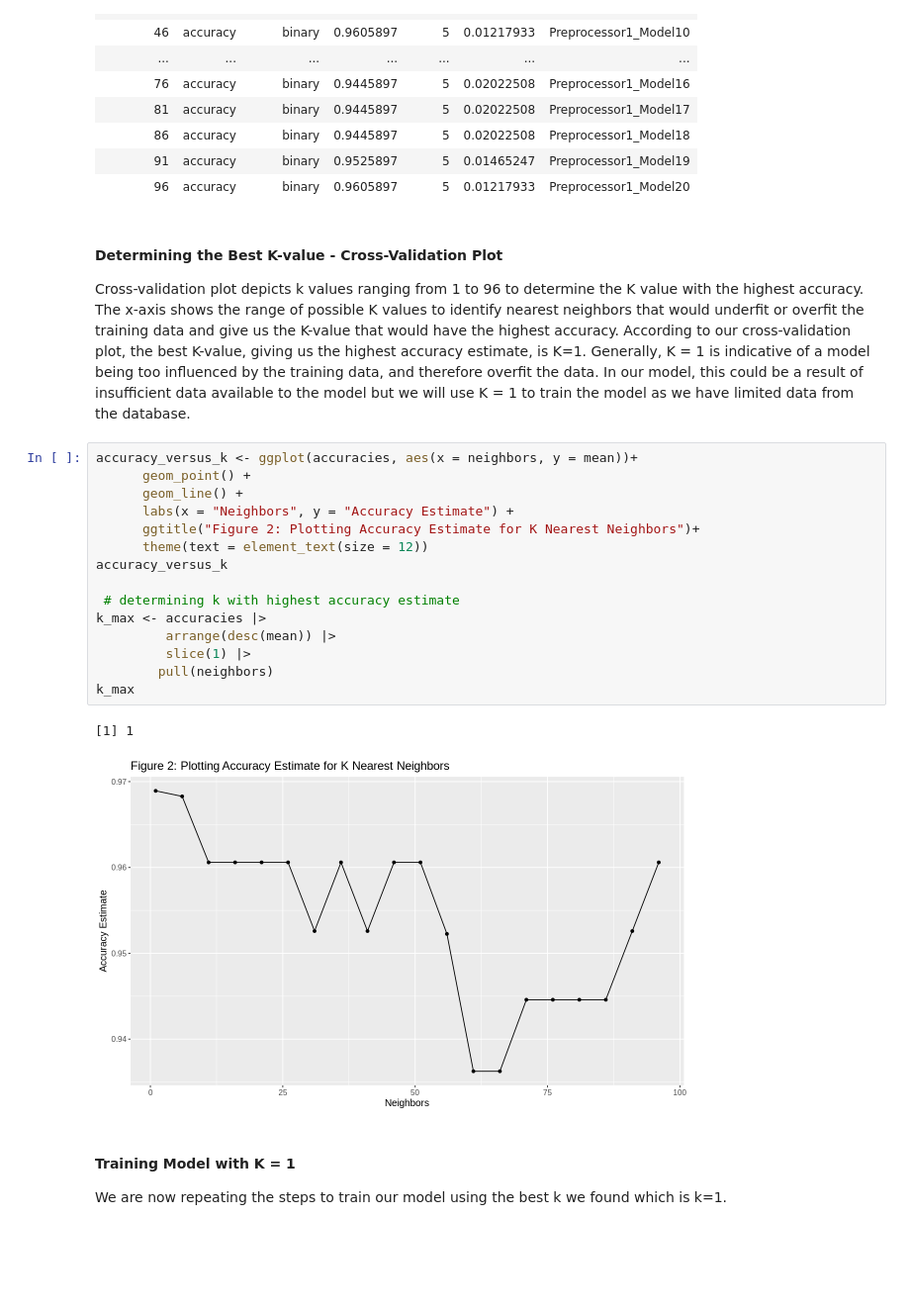
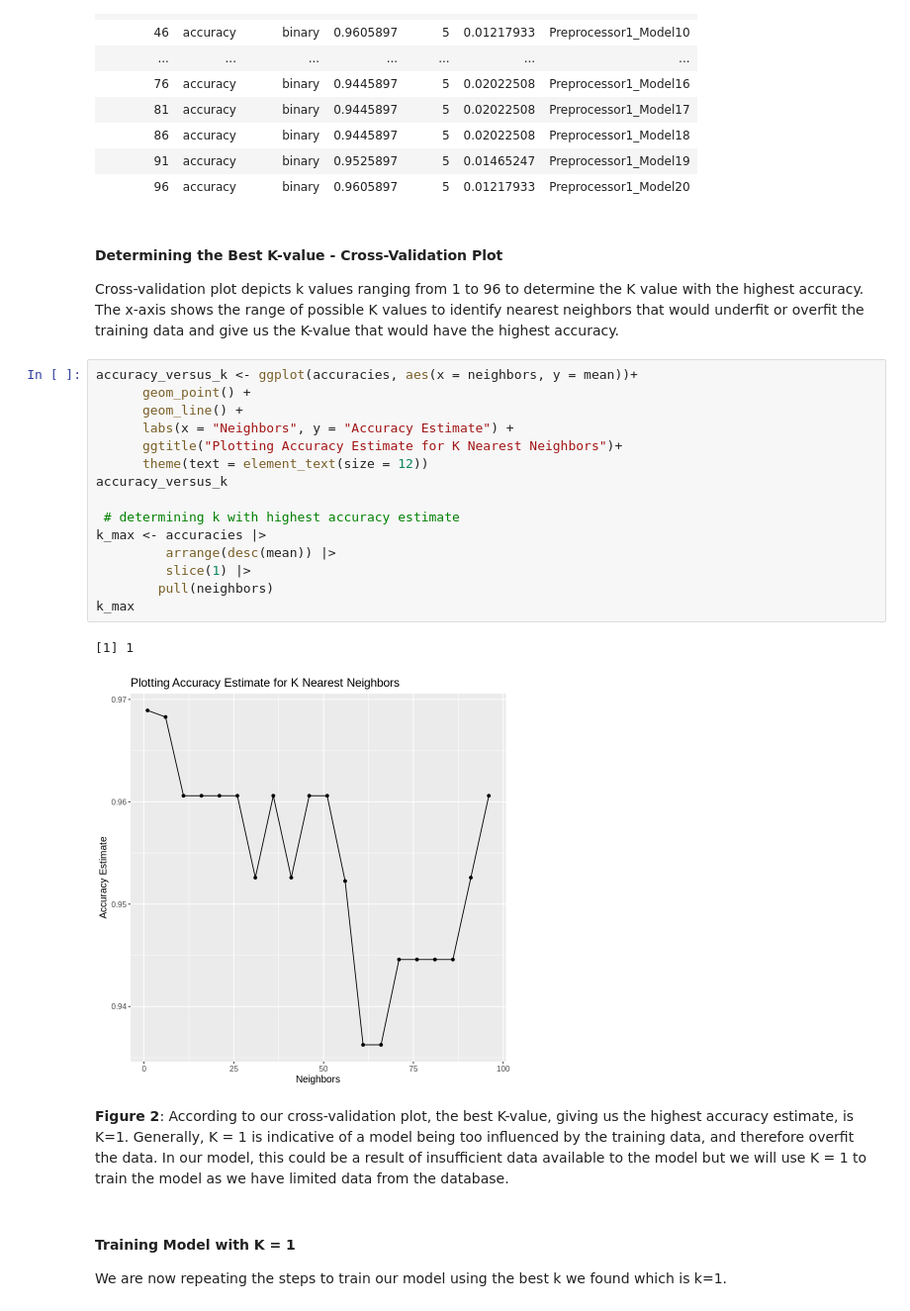
Before and after one commit to apurva-b/dsci100-project-58, a Jupyter notebook: Final Project with Editing.ipynb, the cells around one changed output. Shown at 99% size. Cells and saved outputs as stored; diff of their text form; blank space fills up the shorter version.

Commit message:
Figure descriptions

```diff
--- a/Final Project with Editing.ipynb
+++ b/Final Project with Editing.ipynb
@@ -252,25 +242,27 @@ A tibble: 20 × 7
 # %% [markdown]
 #### **Determining the Best K-value - Cross-Validation Plot**
 
-Cross-validation plot depicts k values ranging from 1 to 96 to determine the K value with the highest accuracy. The x-axis shows the range of possible K values to identify nearest neighbors that would underfit or overfit the training data and give us the K-value that would have the highest accuracy. According to our cross-validation plot, the best K-value, giving us the highest accuracy estimate, is K=1. Generally, K = 1 is indicative of a model being too influenced by the training data, and therefore overfit the data. In our model, this could be a result of insufficient data available to the model but we will use K = 1 to train the model as we have limited data from the database.
+Cross-validation plot depicts k values ranging from 1 to 96 to determine the K value with the highest accuracy. The x-axis shows the range of possible K values to identify nearest neighbors that would underfit or overfit the training data and give us the K-value that would have the highest accuracy.
 # %%
 accuracy_versus_k <- ggplot(accuracies, aes(x = neighbors, y = mean))+
       geom_point() +
       geom_line() +
       labs(x = "Neighbors", y = "Accuracy Estimate") +
-      ggtitle("Figure 2: Plotting Accuracy Estimate for K Nearest Neighbors")+
+      ggtitle("Plotting Accuracy Estimate for K Nearest Neighbors")+
       theme(text = element_text(size = 12))
 accuracy_versus_k
 
  # determining k with highest accuracy estimate
 k_max <- accuracies |>
          arrange(desc(mean)) |>
          slice(1) |>
         pull(neighbors)
 k_max
 # %% [output]
 [1] 1
-[figure, old version]
+[figure, new version]
+# %% [markdown]
+**Figure 2**: According to our cross-validation plot, the best K-value, giving us the highest accuracy estimate, is K=1. Generally, K = 1 is indicative of a model being too influenced by the training data, and therefore overfit the data. In our model, this could be a result of insufficient data available to the model but we will use K = 1 to train the model as we have limited data from the database.
 # %% [markdown]
 #### **Training Model with K = 1**
 
```
Also changed, not shown: parts of 4 cells of this notebook.
